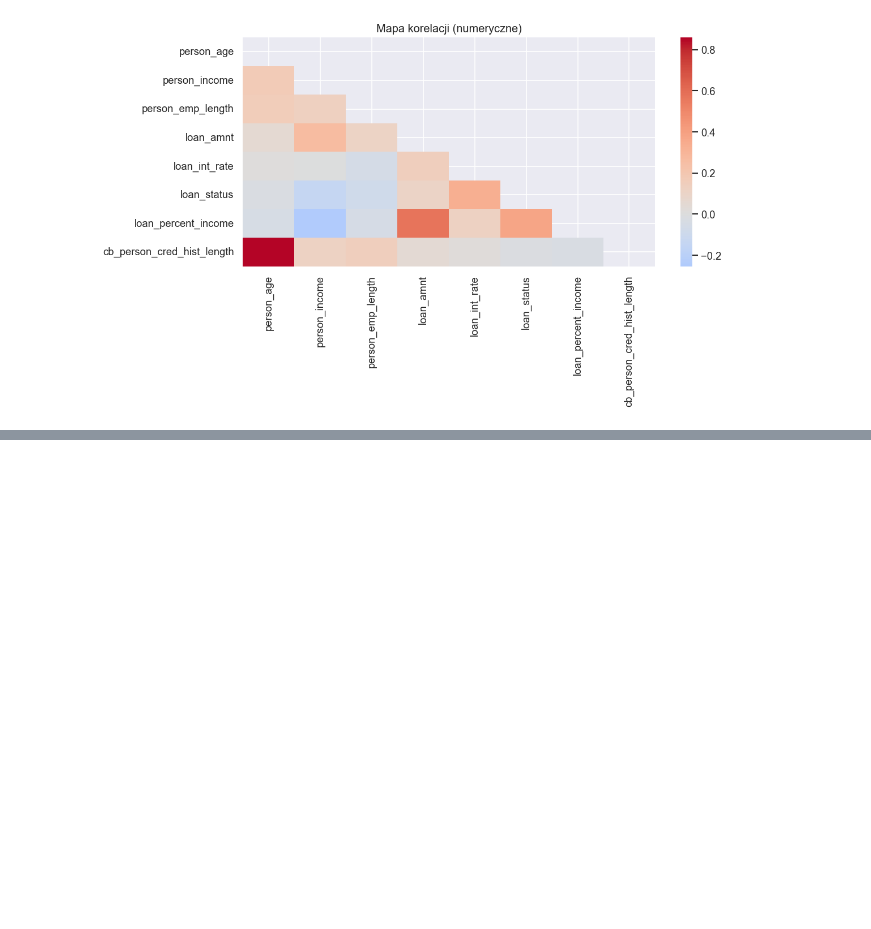
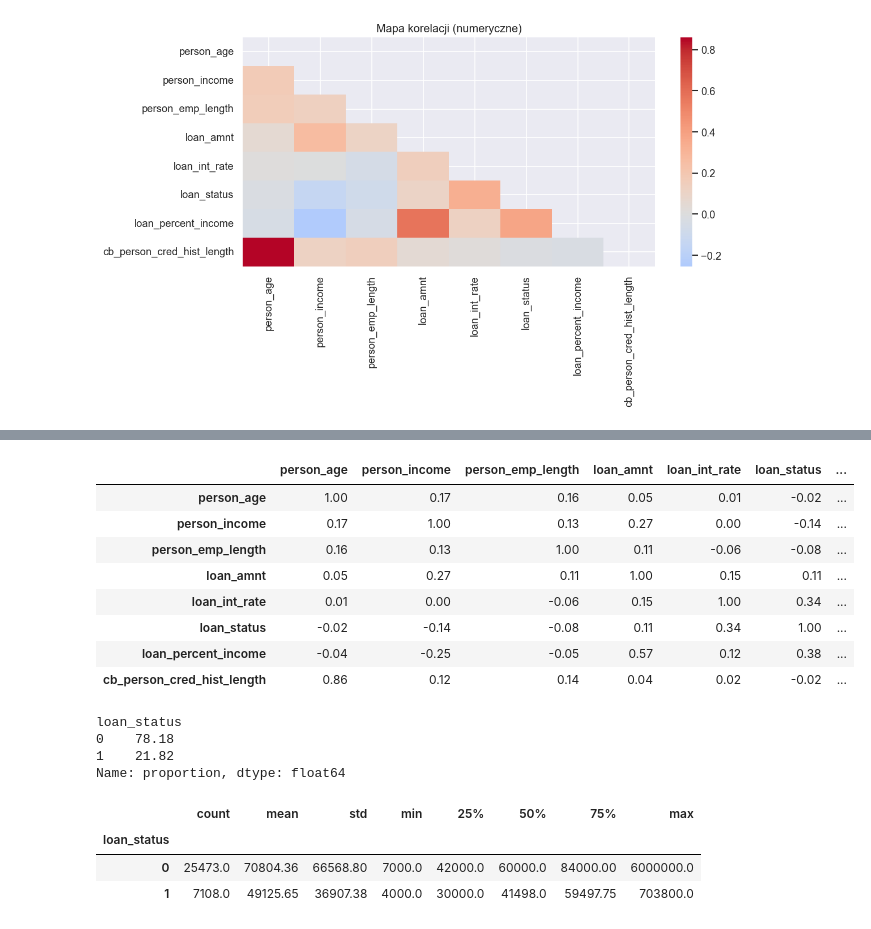
Before and after one commit to PJATK-ASI-2024/ai_project_credit_scoring, a Jupyter notebook: notebooks/EDA_credit_scoring.ipynb, the cells around one changed output, grey strips where cells are left out. Saved outputs shown, nothing was run; the diff lists cells and outputs as text; code cells hidden in the pictures; blank space fills up the shorter version.

```diff
--- a/notebooks/EDA_credit_scoring.ipynb
+++ b/notebooks/EDA_credit_scoring.ipynb
@@ -147,0 +195,27 @@ if len(num_cols) > 0:
+# %%
+corr = df.corr(numeric_only=True).round(2)
+corr
+# %% [output]
+|  | person_age | person_income | person_emp_length | loan_amnt | loan_int_rate | loan_status | ... |
+| person_age | 1.00 | 0.17 | 0.16 | 0.05 | 0.01 | -0.02 | ... |
+| person_income | 0.17 | 1.00 | 0.13 | 0.27 | 0.00 | -0.14 | ... |
+| person_emp_length | 0.16 | 0.13 | 1.00 | 0.11 | -0.06 | -0.08 | ... |
+| loan_amnt | 0.05 | 0.27 | 0.11 | 1.00 | 0.15 | 0.11 | ... |
+| loan_int_rate | 0.01 | 0.00 | -0.06 | 0.15 | 1.00 | 0.34 | ... |
+| loan_status | -0.02 | -0.14 | -0.08 | 0.11 | 0.34 | 1.00 | ... |
+| loan_percent_income | -0.04 | -0.25 | -0.05 | 0.57 | 0.12 | 0.38 | ... |
+| cb_person_cred_hist_length | 0.86 | 0.12 | 0.14 | 0.04 | 0.02 | -0.02 | ... |
+# %%
+df["loan_status"].value_counts(normalize=True).mul(100).round(2)
+# %% [output]
+loan_status
+0    78.18
+1    21.82
+Name: proportion, dtype: float64
+# %%
+df.groupby("loan_status")["person_income"].describe().round(2)
+# %% [output]
+|  | count | mean | std | min | 25% | 50% | 75% | max |
+| loan_status |  |  |  |  |  |  |  |  |
+| 0 | 25473.0 | 70804.36 | 66568.80 | 7000.0 | 42000.0 | 60000.0 | 84000.00 | 6000000.0 |
+| 1 | 7108.0 | 49125.65 | 36907.38 | 4000.0 | 30000.0 | 41498.0 | 59497.75 | 703800.0 |
```
Also changed, not shown: parts of 6 cells of this notebook, 1 other file.
